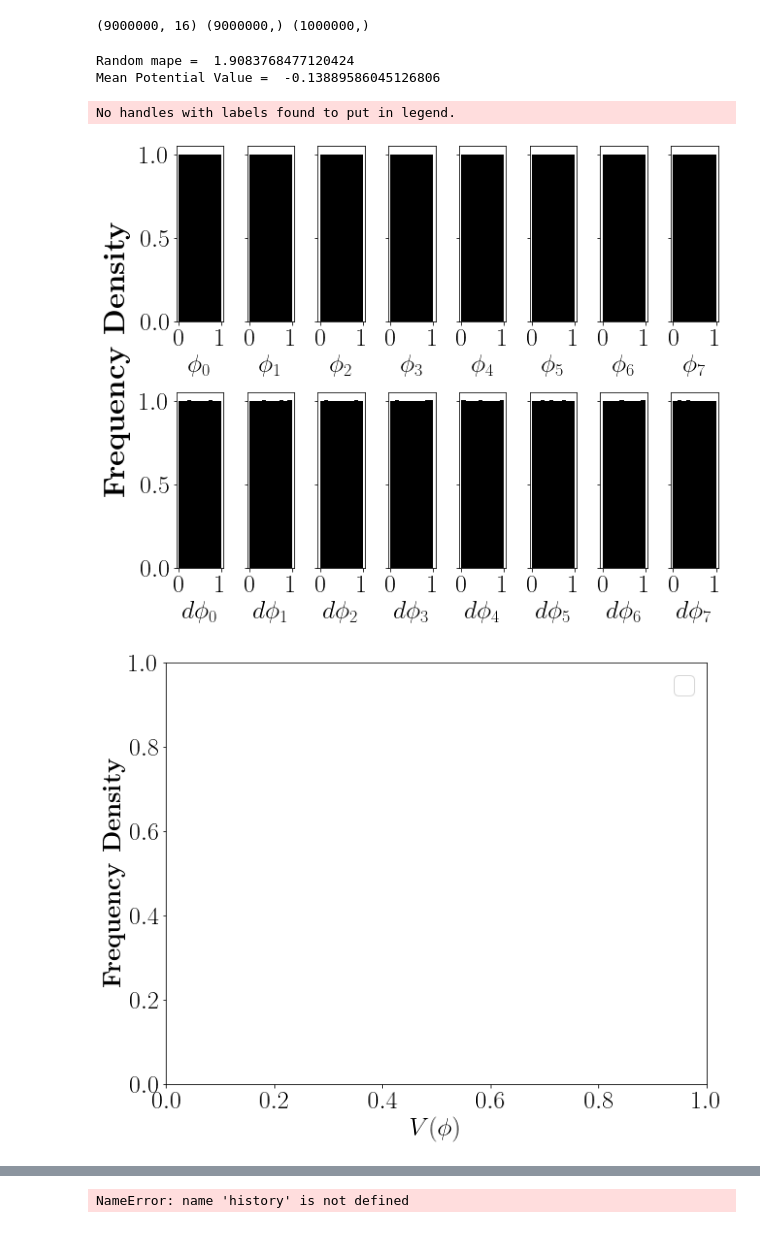
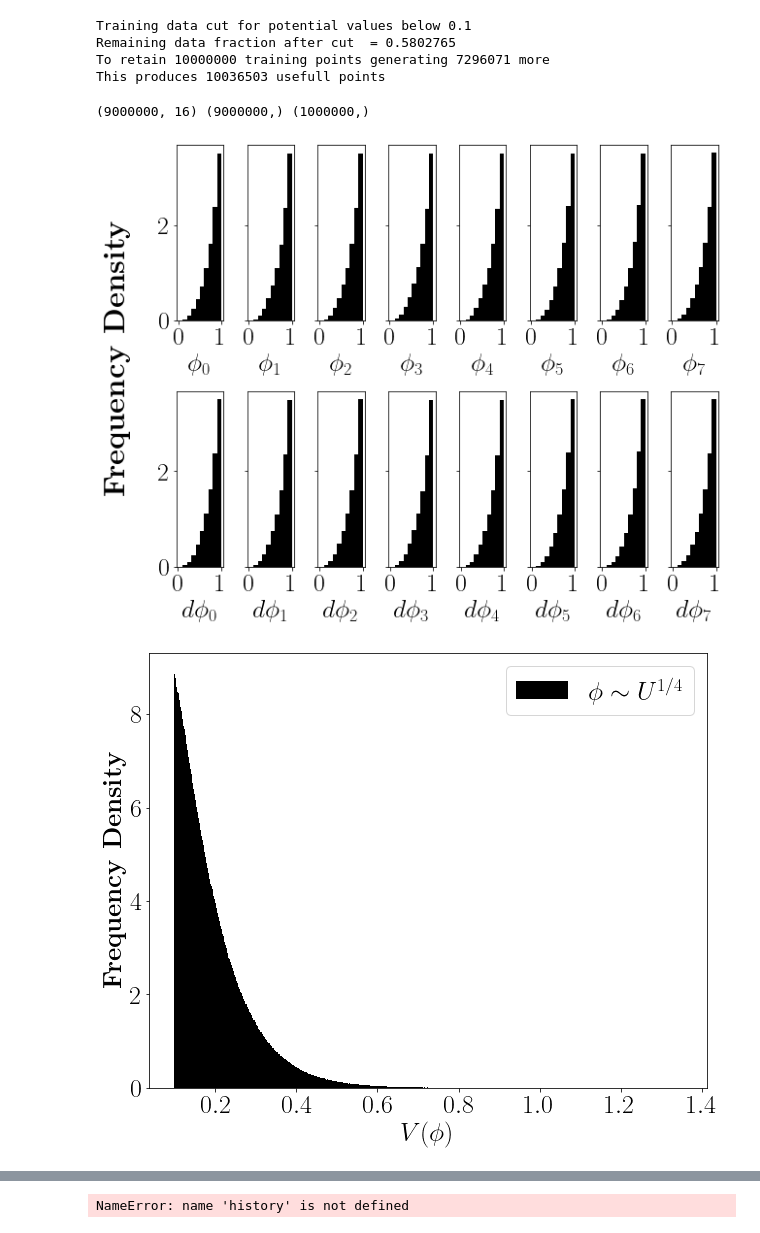
Before and after one commit to seancraven/Level-4-Masters-Project, a Jupyter notebook: Hyperparam_Testing/Testing_Notebooks/Optimised_Network/New opt param Test.ipynb, the cells around one changed output, grey strips where cells are left out. Saved outputs shown, nothing was run; the diff lists cells and outputs as text; code cells hidden in the pictures.

```diff
--- a/Hyperparam_Testing/Testing_Notebooks/Optimised_Network/New opt param Test.ipynb
+++ b/Hyperparam_Testing/Testing_Notebooks/Optimised_Network/New opt param Test.ipynb
@@ -25,7 +25,12 @@ matplotlib.rcParams.update({'text.latex.preamble': r'\usepackage{times}'})
 matplotlib.rcParams.update({'text.latex.preamble': r'\usepackage{amsmath}'})
 #matplotlib.rcParams['text.latex.preamble'] = [r'\boldmath']
 # %%
-data = cf.noisy(0).data(10**7,1,0,1)
+data = cf.noisy(0).data(10**7,cutoff =0.1)
+# %% [output]
+Training data cut for potential values below 0.1
+Remaining data fraction after cut  = 0.5802765
+To retain 10000000 training points generating 7296071 more
+This produces 10036503 usefull points
 # %%
 from sklearn.model_selection import train_test_split as tts
 train_x ,val_x ,train_y,val_y  = tts(data[:,:-1],data[:,-1],test_size = 0.1)
@@ -40,37 +41,26 @@ df_pions = np.array(pd.read_csv('/home/sean/Documents/Work/Level 4/Level-4-Maste
-# %%
-unshuffled_potential_values = df_pions[:,-1].copy()
-shufffled_potential_values = unshuffled_potential_values.copy()
-np.random.shuffle(shufffled_potential_values)
-random_mean_absolute_errro = np.mean(abs(unshuffled_potential_values-shufffled_potential_values/unshuffled_potential_values))
-print('Random mape = ',random_mean_absolute_errro)
-print('Mean Potential Value = ',np.mean(unshuffled_potential_values))
-# %% [output]
-Random mape =  1.9083768477120424
-Mean Potential Value =  -0.13889586045126806
 # %%
 fig , ax = plt.subplots(2,8,sharey= True, figsize = (10,8))
 plt.subplots_adjust(hspace= 0.4,wspace= 0.5)
 for i in range(8):
     ax[0,i].hist(train_x[:,i], density = True, color = 'black')
     ax[0,i].set_xticks([0,1])
     ax[1,i].set_xticks([0,1])
     ax[1,i].hist(train_x[:,8+i],density = True, color = 'black')
     ax[0,i].set_xlabel('$\phi_{{{}}}$'.format(i))
     ax[1,i].set_xlabel('$d\phi_{{{}}}$'.format(i))
 fig.supylabel(r'\textbf{Frequency Density}')
 fig_2 = plt.figure(figsize= (10,8))
-#plt.hist(train_y,density= True, bins = 1000, color = 'black',label=  '$\phi \sim U^{1/4}$')
+plt.hist(train_y,density= True, bins = 1000, color = 'black',label=  '$\phi \sim U^{1/4}$')
 #plt.hist(df_pions[:,-1],density= True, bins = 1000, color = 'blue',label=  '$\phi \sim U^{1/4}$' )
 plt.xlabel('$V(\phi)$')
 plt.ylabel(r'\textbf{Frequency Density}')
 plt.legend()
 #plt.tight_layout()
 fig.savefig('/home/sean/Documents/Work/Level 4/Level-4-Masters-Project/Figures/phi0.25.png',dpi = 400)
 fig_2.savefig('/home/sean/Documents/Work/Level 4/Level-4-Masters-Project/Figures/pot.png',dpi = 400)
 # %% [output]
-No handles with labels found to put in legend.
-[figure, old version]
+[figure, new version]
-[figure, old version]
+[figure, new version]
 # %%
 opt = keras.optimizers.Adam(beta_1 = 0.9, beta_2 = 0.98)
 # %%
```
Also changed, not shown: parts of 5 cells of this notebook, 10 other files.
